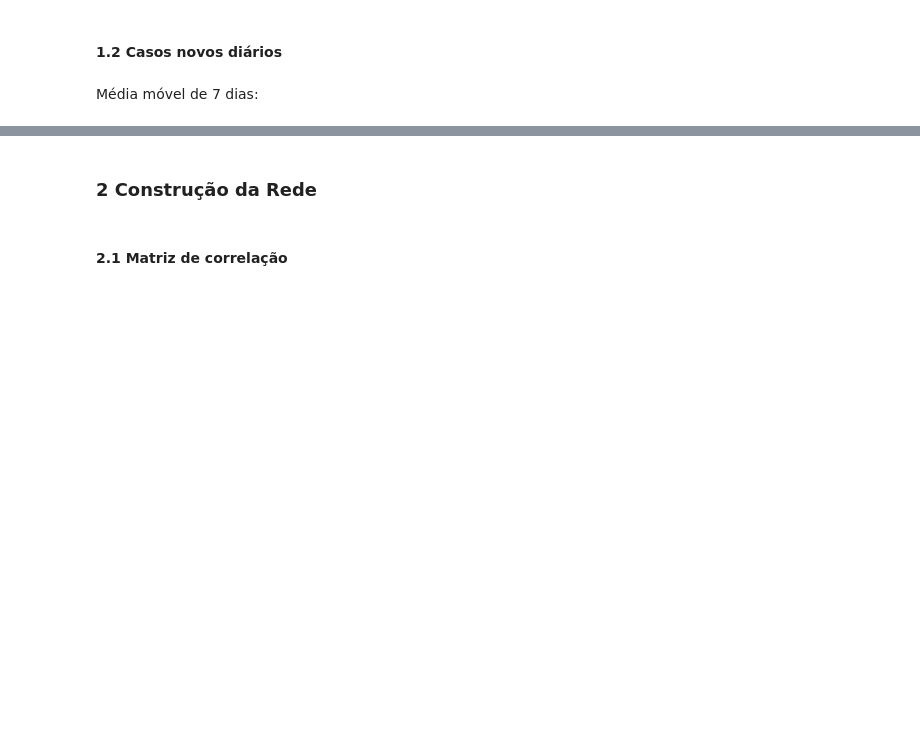
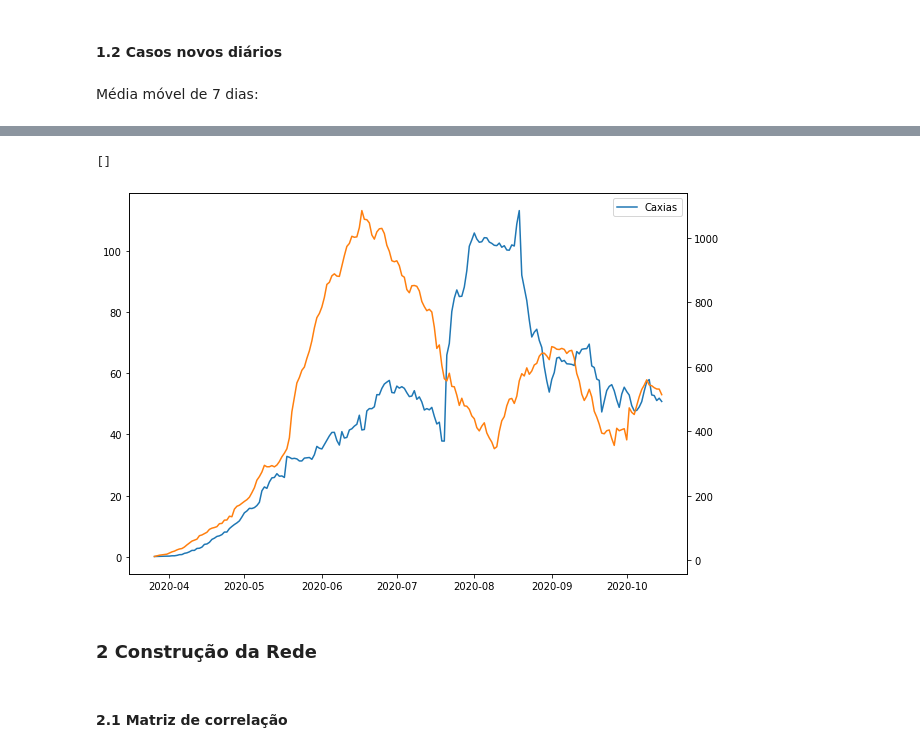
Before and after one commit to girsant/COVID_19, a Jupyter notebook: CPS765_Trab2_Construcao.ipynb, the cells around one changed output, grey strips where cells are left out. Saved outputs shown, nothing was run; the diff lists cells and outputs as text; code cells hidden in the pictures; blank space fills up the shorter version.

```diff
--- a/CPS765_Trab2_Construcao.ipynb
+++ b/CPS765_Trab2_Construcao.ipynb
@@ -107,3 +172,14 @@ plt.plot()
+# %%
+# Niteroi x Rio
+fig,ax1 = plt.subplots(figsize=(10,7))
+ax1.plot(df_cn[3301702].rolling(30).mean(), label='Caxias')
+ax2 = ax1.twinx()
+ax2.plot(df_cn[3304557].rolling(30).mean(), c='C1', label='Rio')
+ax1.legend()
+plt.plot()
+# %% [output]
+[]
+[figure, added]
 # %% [markdown]
 ### 2 Construção da Rede
 # %% [markdown]
```
Also changed, not shown: parts of 33 cells of this notebook.
